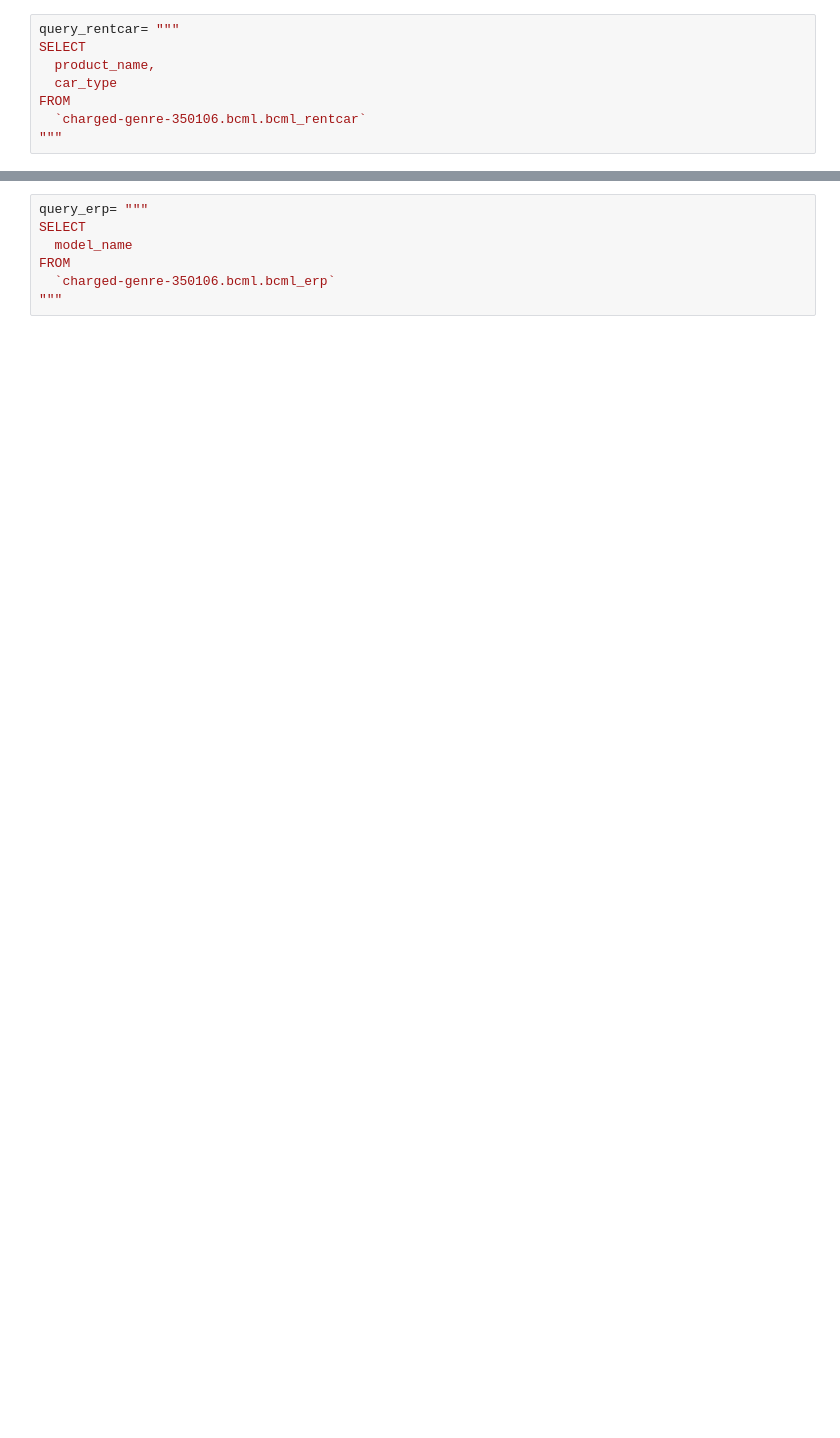
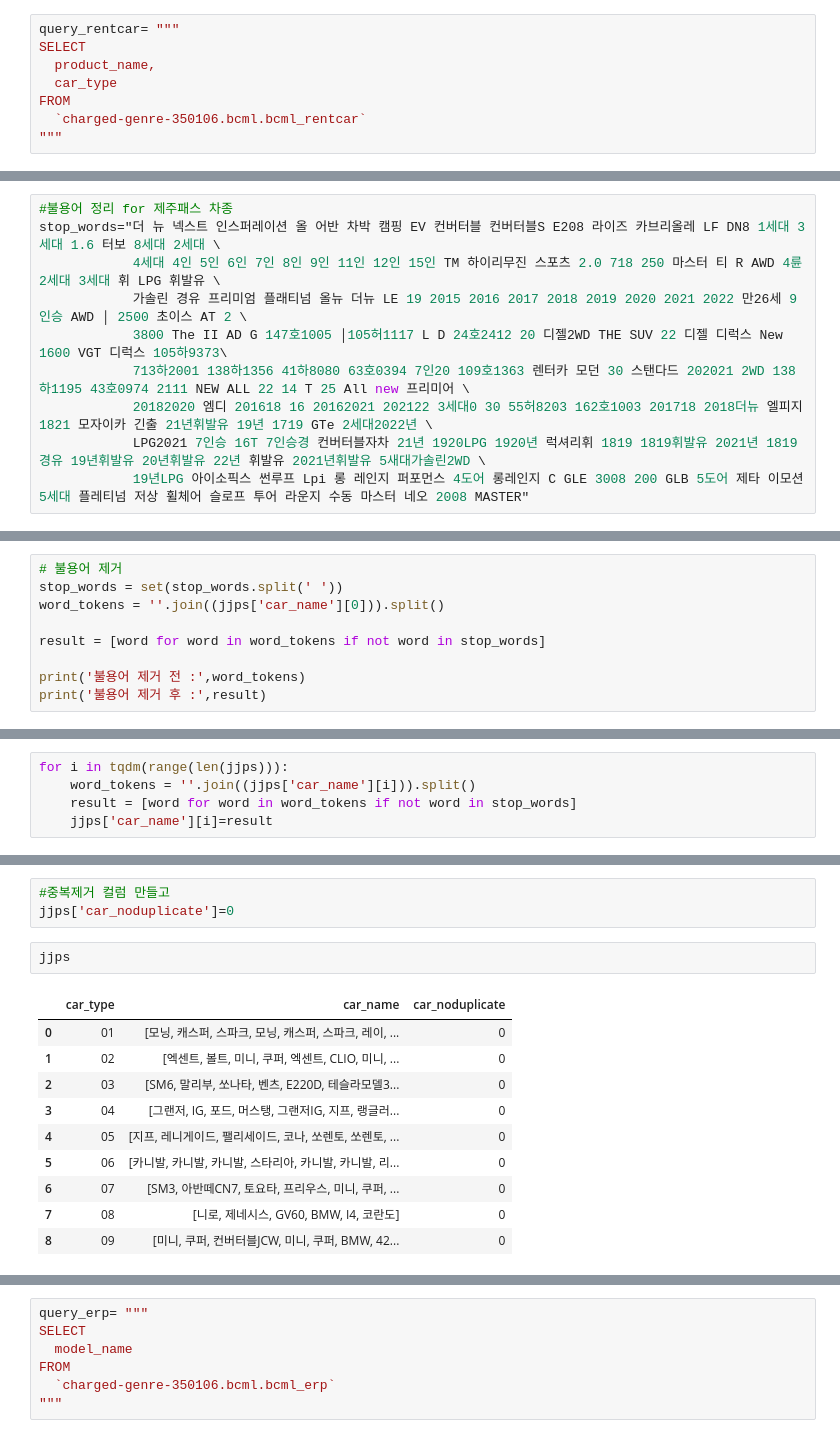
Before and after one commit to trouvlemaker/dynamic_pricing, a Jupyter notebook: car_type_mapping.ipynb, the cells around one changed output, grey strips where cells are left out. Drawn from its saved outputs; the diff is of its cells as text; blank space fills up the shorter version.

```diff
--- a/car_type_mapping.ipynb
+++ b/car_type_mapping.ipynb
@@ -120,0 +86,10 @@ car_group
+# %%
+#불용어 정리 for 제주패스 차종
+stop_words="더 뉴 넥스트 인스퍼레이션 올 어반 차박 캠핑 EV 컨버터블 컨버터블S E208 라이즈 카브리올레 LF DN8 1세대 3세대 1.6 터보 8세대 2세대 \
+            4세대 4인 5인 6인 7인 8인 9인 11인 12인 15인 TM 하이리무진 스포츠 2.0 718 250 마스터 티 R AWD 4륜 2세대 3세대 휘 LPG 휘발유 \
+            가솔린 경유 프리미엄 플래티넘 올뉴 더뉴 LE 19 2015 2016 2017 2018 2019 2020 2021 2022 만26세 9인승 AWD │ 2500 초이스 AT 2 \
+            3800 The II AD G 147호1005 │105허1117 L D 24호2412 20 디젤2WD THE SUV 22 디젤 디럭스 New 1600 VGT 디럭스 105하9373\
+            713하2001 138하1356 41하8080 63호0394 7인20 109호1363 렌터카 모던 30 스탠다드 202021 2WD 138하1195 43호0974 2111 NEW ALL 22 14 T 25 All new 프리미어 \
+            20182020 엠디 201618 16 20162021 202122 3세대0 30 55허8203 162호1003 201718 2018더뉴 엘피지 1821 모자이카 긴출 21년휘발유 19년 1719 GTe 2세대2022년 \
+            LPG2021 7인승 16T 7인승경 컨버터블자차 21년 1920LPG 1920년 럭셔리휘 1819 1819휘발유 2021년 1819경유 19년휘발유 20년휘발유 22년 휘발유 2021년휘발유 5새대가솔린2WD \
+            19년LPG 아이소픽스 썬루프 Lpi 롱 레인지 퍼포먼스 4도어 롱레인지 C GLE 3008 200 GLB 5도어 제타 이모션 5세대 플레티넘 저상 휠체어 슬로프 투어 라운지 수동 마스터 네오 2008 MASTER"
@@ -120,0 +99,9 @@ car_group
+# %%
+# 불용어 제거
+stop_words = set(stop_words.split(' '))
+word_tokens = ''.join((jjps['car_name'][0])).split()
+
+result = [word for word in word_tokens if not word in stop_words]
+
+print('불용어 제거 전 :',word_tokens)
+print('불용어 제거 후 :',result)
@@ -120,0 +111,5 @@ car_group
+# %%
+for i in tqdm(range(len(jjps))):
+    word_tokens = ''.join((jjps['car_name'][i])).split()
+    result = [word for word in word_tokens if not word in stop_words]
+    jjps['car_name'][i]=result
@@ -120,0 +129,16 @@ car_group
+# %%
+#중복제거 컬럼 만들고
+jjps['car_noduplicate']=0
+# %%
+jjps
+# %% [output]
+|  | car_type | car_name | car_noduplicate |
+| 0 | 01 | [모닝, 캐스퍼, 스파크, 모닝, 캐스퍼, 스파크, 레이, ... | 0 |
+| 1 | 02 | [엑센트, 볼트, 미니, 쿠퍼, 엑센트, CLIO, 미니, ... | 0 |
+| 2 | 03 | [SM6, 말리부, 쏘나타, 벤츠, E220D, 테슬라모델3... | 0 |
+| 3 | 04 | [그랜저, IG, 포드, 머스탱, 그랜저IG, 지프, 랭글러... | 0 |
+| 4 | 05 | [지프, 레니게이드, 팰리세이드, 코나, 쏘렌토, 쏘렌토, ... | 0 |
+| 5 | 06 | [카니발, 카니발, 카니발, 스타리아, 카니발, 카니발, 리... | 0 |
+| 6 | 07 | [SM3, 아반떼CN7, 토요타, 프리우스, 미니, 쿠퍼, ... | 0 |
+| 7 | 08 | [니로, 제네시스, GV60, BMW, I4, 코란도] | 0 |
+| 8 | 09 | [미니, 쿠퍼, 컨버터블JCW, 미니, 쿠퍼, BMW, 42... | 0 |
```
Also changed, not shown: parts of 80 cells of this notebook.
